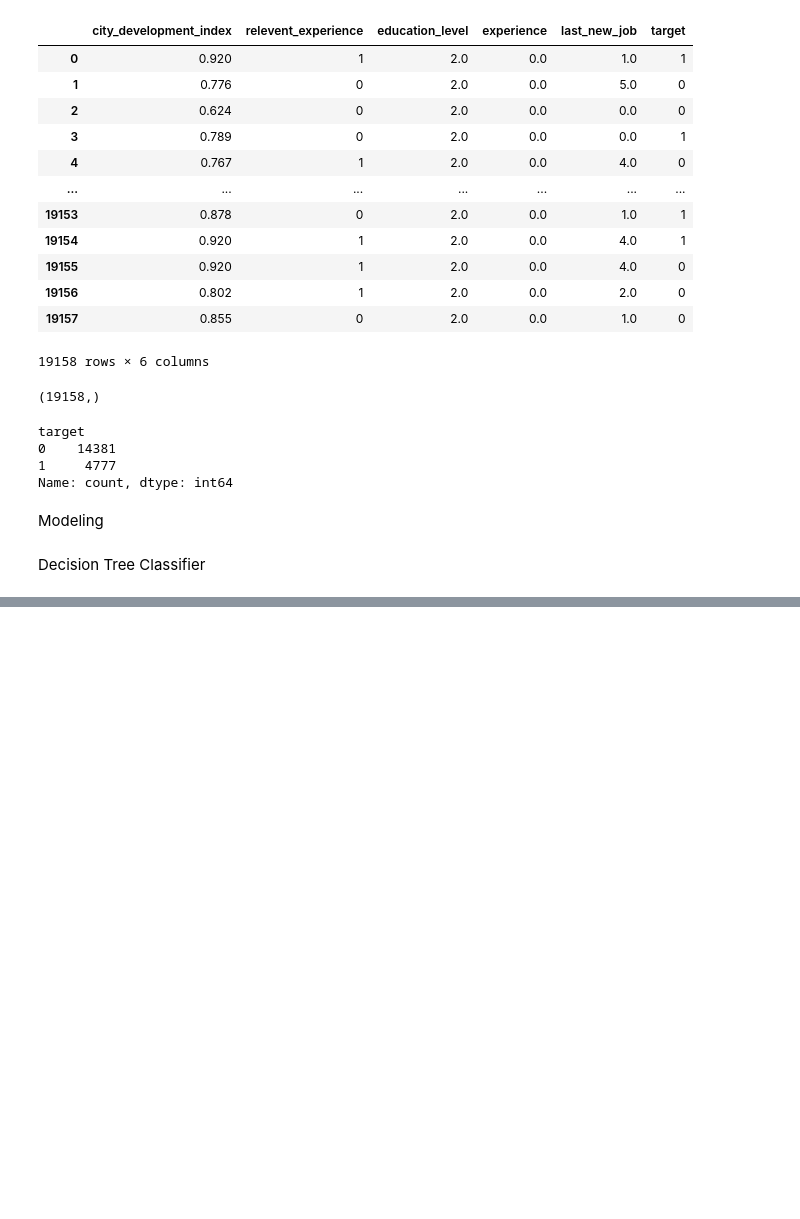
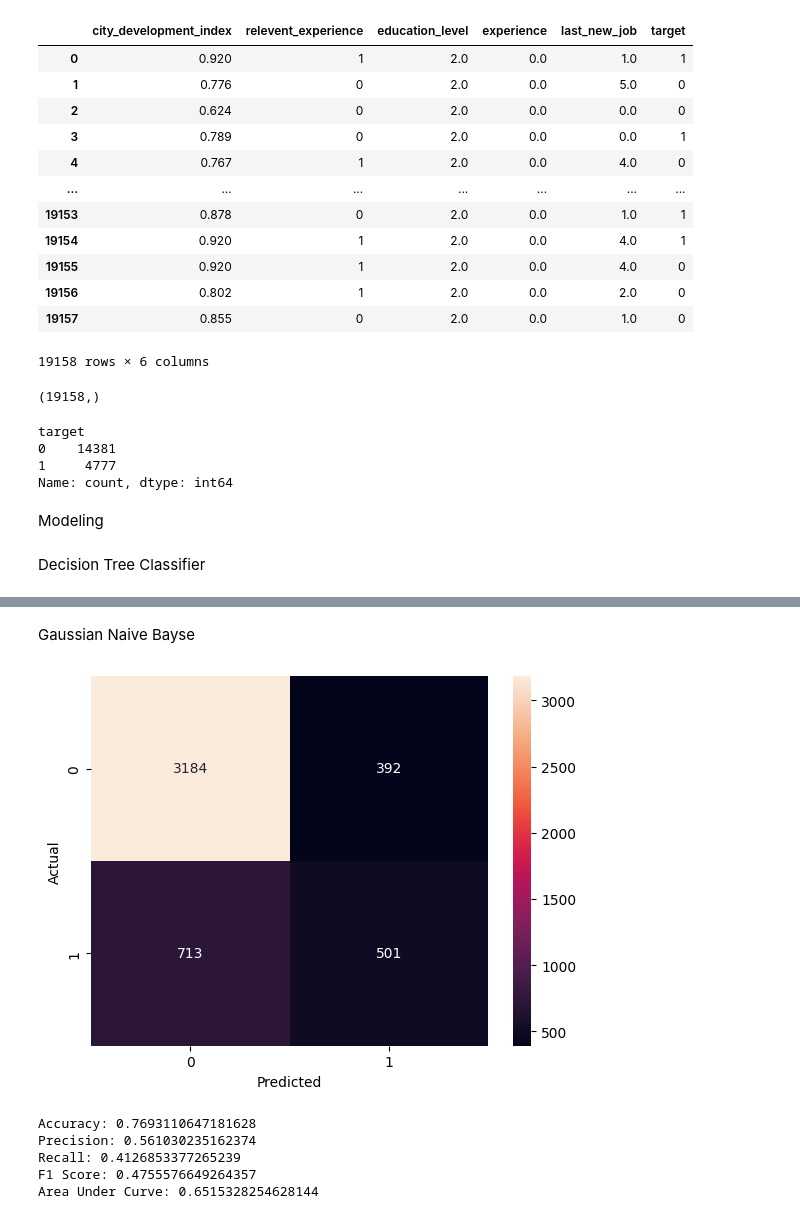
Before and after one commit to IT22106360/QuantaML-FDM-Employee-Retention, a Jupyter notebook: notebooks/modeling.ipynb, the cells around one changed output, grey strips where cells are left out. Drawn from its saved outputs; the diff is of its cells as text; code cells hidden in the pictures; blank space fills up the shorter version.

```diff
--- a/notebooks/modeling.ipynb
+++ b/notebooks/modeling.ipynb
@@ -99,0 +122,22 @@ Area Under Curve: 0.6501316206524183
+# %% [markdown]
+Gaussian Naive Bayse
+# %%
+#Tehan
+
+from sklearn.naive_bayes import GaussianNB
+NB =GaussianNB()
+
+NB_Test= modeler(NB, X, y)
+
+print('Accuracy:',NB_Test['acc'])
+print('Precision:', NB_Test['prec'])
+print('Recall:', NB_Test['rec'])
+print('F1 Score:', NB_Test['f1'])
+print('Area Under Curve:', NB_Test['auc'])
+# %% [output]
+[figure, added]
+Accuracy: 0.7693110647181628
+Precision: 0.561030235162374
+Recall: 0.4126853377265239
+F1 Score: 0.4755576649264357
+Area Under Curve: 0.6515328254628144
```
Also changed, not shown: parts of 8 cells of this notebook.
